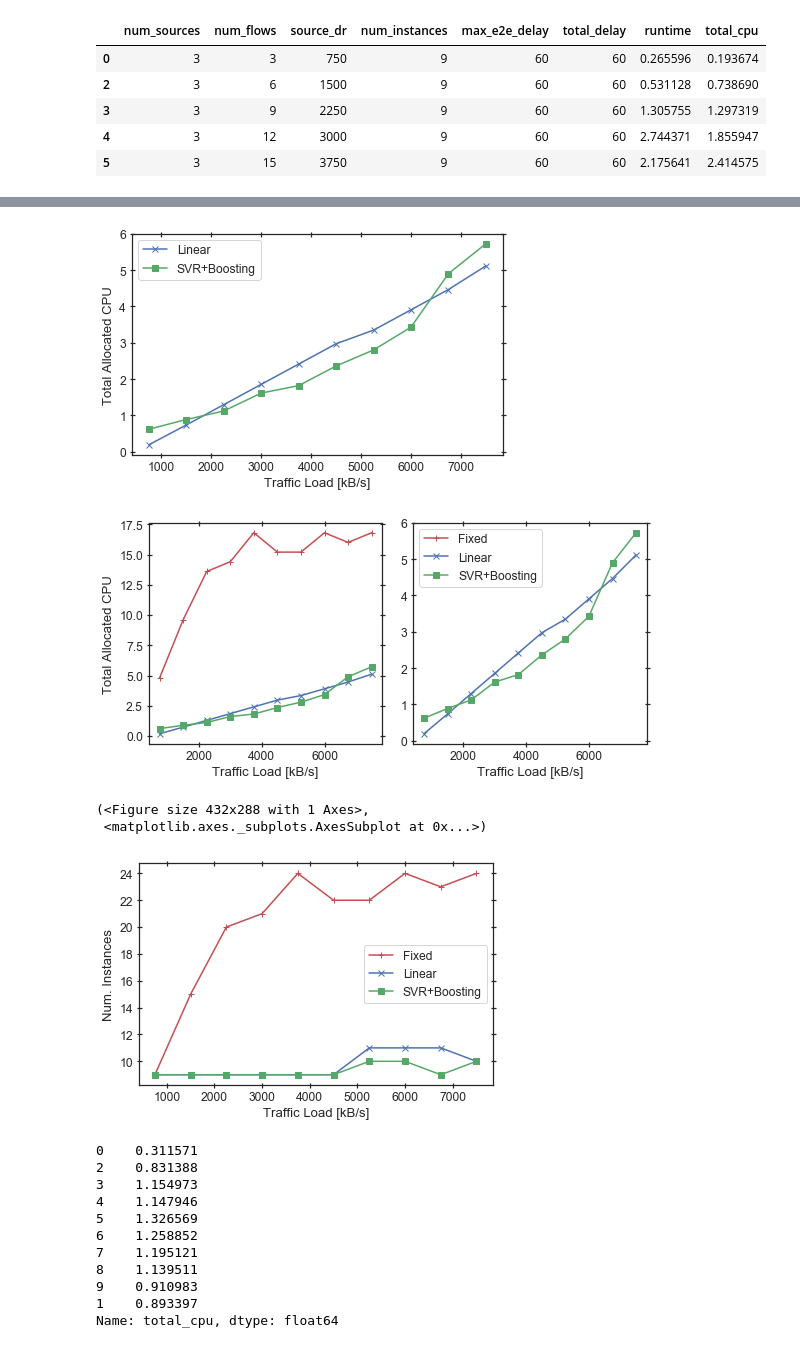
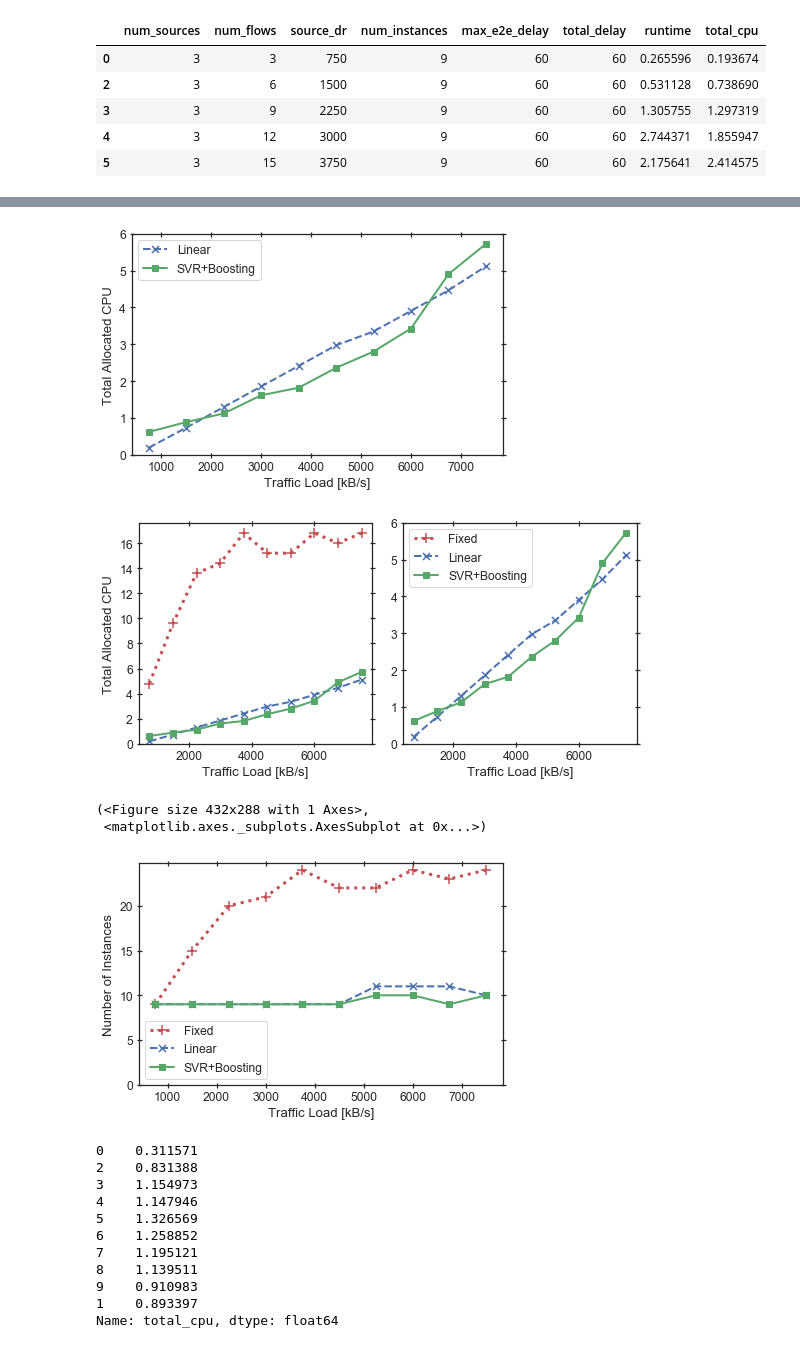
Before and after one commit to CN-UPB/ml-for-resource-allocation, a Jupyter notebook: placement_eval.ipynb, the cells around one changed output, grey strips where cells are left out. Drawn from its saved outputs; the diff is of its cells as text; code cells hidden in the pictures.

Commit message:
align plot style

```diff
--- a/placement_eval.ipynb
+++ b/placement_eval.ipynb
@@ -73,14 +73,18 @@ def plot(x_col, x_label, y_col, y_label, save_plot=True, plot_fixed=True):
     # use fixed colors for consistency with other plots (and more models)
 #     plt.plot(df_true[x_col], df_true[y_col], label='True', color='black', marker='o')
     if plot_fixed:
-        plt.plot(df_fixed[x_col], df_fixed[y_col], label='Fixed', color=sns_cmap[3], marker='+')
-    plt.plot(df_linear[x_col], df_linear[y_col], label='Linear', color=sns_cmap[0], marker='x')
+        plt.plot(df_fixed[x_col], df_fixed[y_col], label='Fixed', color=sns_cmap[3], marker='+',
+                 linewidth=3, linestyle="dotted", markersize=10, markeredgewidth=1.5)
+    plt.plot(df_linear[x_col], df_linear[y_col], label='Linear', color=sns_cmap[0], marker='x',
+             linewidth=2, linestyle="dashed", markersize=7, markeredgewidth=1.5)
 #     plt.plot(df_boost[x_col], df_boost[y_col], label='Boosting', color='red', marker='^')
 #     plt.plot(df_svr[x_col], df_svr[y_col], label='SVR', color='orange', marker='v')
-    plt.plot(df_ml[x_col], df_ml[y_col], label='SVR+Boosting', color=sns_cmap[2], marker='s')
+    plt.plot(df_ml[x_col], df_ml[y_col], label='SVR+Boosting', color=sns_cmap[2], marker='s',
+             linewidth=2)
 
     plt.xlabel(x_label)
     plt.ylabel(y_label)
+    plt.ylim(bottom=0)
     plt.tick_params(axis='both', direction='inout', length=5, bottom=True, left=True, right=True, top=True)
     plt.legend()
 
@@ -99,25 +103,33 @@ plot('source_dr', 'Traffic Load [kB/s]', 'total_cpu', 'Total Allocated CPU')
 # %%
 fig, ax = plot('source_dr', 'Traffic Load [kB/s]', 'total_cpu', 'Total Allocated CPU', plot_fixed=False)
 # %% [output]
-[figure, old version]
+[figure, new version]
 # %%
 # plot both
 def plot_both(x_col, x_label, y_col, y_label):
     sns.set(font_scale=1.1, style='white')
     fig, ax = plt.subplots(nrows=1, ncols=2, figsize=(8, 4))
 
-    ax[0].plot(df_fixed[x_col], df_fixed[y_col], label='Fixed', color=sns_cmap[3], marker='+')
-    ax[0].plot(df_linear[x_col], df_linear[y_col], label='Linear', color=sns_cmap[0], marker='x')
-    ax[0].plot(df_ml[x_col], df_ml[y_col], label='SVR+Boosting', color=sns_cmap[2], marker='s')
+    ax[0].plot(df_fixed[x_col], df_fixed[y_col], label='Fixed', color=sns_cmap[3], marker='+',
+               linewidth=3, linestyle="dotted", markersize=10, markeredgewidth=1.5)
+    ax[0].plot(df_linear[x_col], df_linear[y_col], label='Linear', color=sns_cmap[0], marker='x',
+               linewidth=2, linestyle="dashed", markersize=7, markeredgewidth=1.5)
+    ax[0].plot(df_ml[x_col], df_ml[y_col], label='SVR+Boosting', color=sns_cmap[2], marker='s',
+               linewidth=2)
     ax[0].set(xlabel=x_label, ylabel=y_label)
+    ax[0].set_ylim(bottom=0)
     ax[0].tick_params(axis='both', direction='inout', length=5, bottom=True, left=True, right=True, top=True)
 
 #     ax[0].legend()
 
-    ax[1].plot([], [], label='Fixed', color=sns_cmap[3], marker='+')
-    ax[1].plot(df_linear[x_col], df_linear[y_col], label='Linear', color=sns_cmap[0], marker='x')
-    ax[1].plot(df_ml[x_col], df_ml[y_col], label='SVR+Boosting', color=sns_cmap[2], marker='s')
+    ax[1].plot([], [], label='Fixed', color=sns_cmap[3], marker='+', linewidth=3,
+               linestyle="dotted", markersize=10, markeredgewidth=1.5)
+    ax[1].plot(df_linear[x_col], df_linear[y_col], label='Linear', color=sns_cmap[0], marker='x',
+               linewidth=2, linestyle="dashed", markersize=7, markeredgewidth=1.5)
+    ax[1].plot(df_ml[x_col], df_ml[y_col], label='SVR+Boosting', color=sns_cmap[2], marker='s',
+               linewidth=2)
     ax[1].set(xlabel=x_label)
+    ax[1].set_ylim(bottom=0)
     ax[1].tick_params(axis='both', direction='inout', length=5, bottom=True, left=True, right=True, top=True)
     ax[1].legend()
 
@@ -127,13 +139,13 @@ def plot_both(x_col, x_label, y_col, y_label):
 
 plot_both('source_dr', 'Traffic Load [kB/s]', 'total_cpu', 'Total Allocated CPU')
 # %% [output]
-[figure, old version]
+[figure, new version]
 # %%
-plot('source_dr', 'Traffic Load [kB/s]', 'num_instances', 'Num. Instances')
+plot('source_dr', 'Traffic Load [kB/s]', 'num_instances', 'Number of Instances')
 # %% [output]
 (<Figure size 432x288 with 1 Axes>,
  <matplotlib.axes._subplots.AxesSubplot at 0x...>)
-[figure, old version]
+[figure, new version]
 # %%
 # max difference between different models
 # max(df_linear['total_delay'] / df_ml['total_delay'])
```
Also changed, not shown: parts of 3 cells of this notebook, 5 other files.
